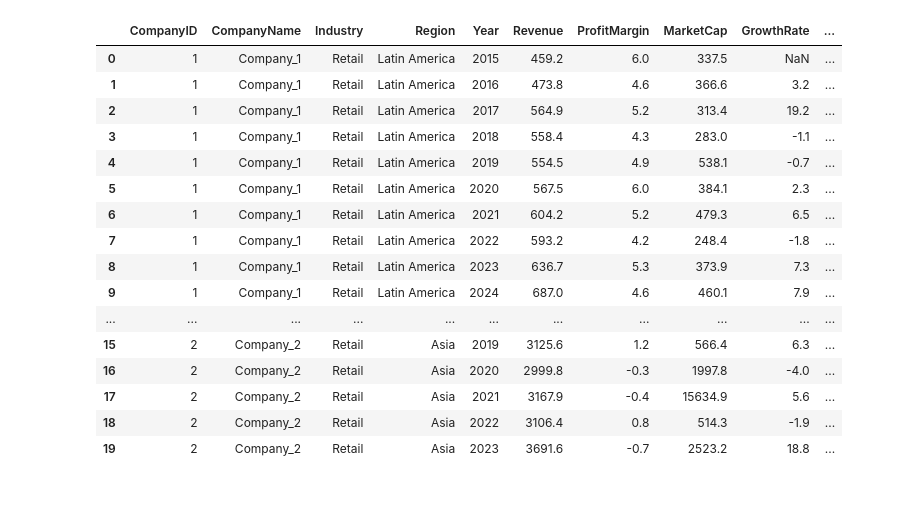
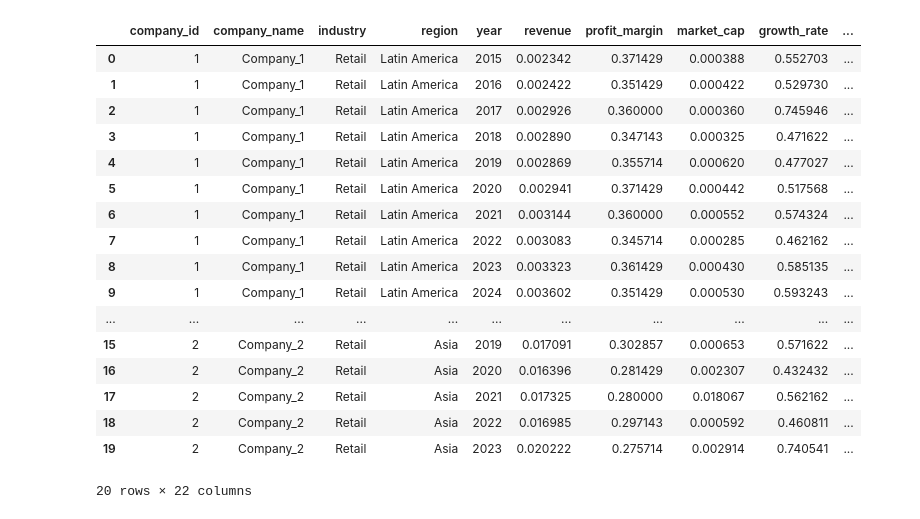
Before and after one commit to KuhuVyas/ESG-Financial-Metrics-Analysis-, a Jupyter notebook: 02_eda.ipynb, the cells around one changed output. Cells and saved outputs as stored; diff of their text form; code cells hidden in the pictures.

```diff
--- a/02_eda.ipynb
+++ b/02_eda.ipynb
@@ -8,21 +6,24 @@ Matplotlib is building the font cache; this may take a moment.
 # %%
-df = pd.read_csv("data/raw_esg_financial_data.csv")
+df = pd.read_csv("data/processed_esg_financial_data.csv")
+
+df.columns = df.columns.str.lower()
 df.head(20)
 # %% [output]
-|  | CompanyID | CompanyName | Industry | Region | Year | Revenue | ProfitMargin | MarketCap | GrowthRate | ... |
-| 0 | 1 | Company_1 | Retail | Latin America | 2015 | 459.2 | 6.0 | 337.5 | NaN | ... |
-| 1 | 1 | Company_1 | Retail | Latin America | 2016 | 473.8 | 4.6 | 366.6 | 3.2 | ... |
-| 2 | 1 | Company_1 | Retail | Latin America | 2017 | 564.9 | 5.2 | 313.4 | 19.2 | ... |
-| 3 | 1 | Company_1 | Retail | Latin America | 2018 | 558.4 | 4.3 | 283.0 | -1.1 | ... |
-| 4 | 1 | Company_1 | Retail | Latin America | 2019 | 554.5 | 4.9 | 538.1 | -0.7 | ... |
-| 5 | 1 | Company_1 | Retail | Latin America | 2020 | 567.5 | 6.0 | 384.1 | 2.3 | ... |
-| 6 | 1 | Company_1 | Retail | Latin America | 2021 | 604.2 | 5.2 | 479.3 | 6.5 | ... |
-| 7 | 1 | Company_1 | Retail | Latin America | 2022 | 593.2 | 4.2 | 248.4 | -1.8 | ... |
-| 8 | 1 | Company_1 | Retail | Latin America | 2023 | 636.7 | 5.3 | 373.9 | 7.3 | ... |
-| 9 | 1 | Company_1 | Retail | Latin America | 2024 | 687.0 | 4.6 | 460.1 | 7.9 | ... |
+|  | company_id | company_name | industry | region | year | revenue | profit_margin | market_cap | growth_rate | ... |
+| 0 | 1 | Company_1 | Retail | Latin America | 2015 | 0.002342 | 0.371429 | 0.000388 | 0.552703 | ... |
+| 1 | 1 | Company_1 | Retail | Latin America | 2016 | 0.002422 | 0.351429 | 0.000422 | 0.529730 | ... |
+| 2 | 1 | Company_1 | Retail | Latin America | 2017 | 0.002926 | 0.360000 | 0.000360 | 0.745946 | ... |
+| 3 | 1 | Company_1 | Retail | Latin America | 2018 | 0.002890 | 0.347143 | 0.000325 | 0.471622 | ... |
+| 4 | 1 | Company_1 | Retail | Latin America | 2019 | 0.002869 | 0.355714 | 0.000620 | 0.477027 | ... |
+| 5 | 1 | Company_1 | Retail | Latin America | 2020 | 0.002941 | 0.371429 | 0.000442 | 0.517568 | ... |
+| 6 | 1 | Company_1 | Retail | Latin America | 2021 | 0.003144 | 0.360000 | 0.000552 | 0.574324 | ... |
+| 7 | 1 | Company_1 | Retail | Latin America | 2022 | 0.003083 | 0.345714 | 0.000285 | 0.462162 | ... |
+| 8 | 1 | Company_1 | Retail | Latin America | 2023 | 0.003323 | 0.361429 | 0.000430 | 0.585135 | ... |
+| 9 | 1 | Company_1 | Retail | Latin America | 2024 | 0.003602 | 0.351429 | 0.000530 | 0.593243 | ... |
 | ... | ... | ... | ... | ... | ... | ... | ... | ... | ... | ... |
-| 15 | 2 | Company_2 | Retail | Asia | 2019 | 3125.6 | 1.2 | 566.4 | 6.3 | ... |
-| 16 | 2 | Company_2 | Retail | Asia | 2020 | 2999.8 | -0.3 | 1997.8 | -4.0 | ... |
-| 17 | 2 | Company_2 | Retail | Asia | 2021 | 3167.9 | -0.4 | 15634.9 | 5.6 | ... |
-| 18 | 2 | Company_2 | Retail | Asia | 2022 | 3106.4 | 0.8 | 514.3 | -1.9 | ... |
-| 19 | 2 | Company_2 | Retail | Asia | 2023 | 3691.6 | -0.7 | 2523.2 | 18.8 | ... |
+| 15 | 2 | Company_2 | Retail | Asia | 2019 | 0.017091 | 0.302857 | 0.000653 | 0.571622 | ... |
+| 16 | 2 | Company_2 | Retail | Asia | 2020 | 0.016396 | 0.281429 | 0.002307 | 0.432432 | ... |
+| 17 | 2 | Company_2 | Retail | Asia | 2021 | 0.017325 | 0.280000 | 0.018067 | 0.562162 | ... |
+| 18 | 2 | Company_2 | Retail | Asia | 2022 | 0.016985 | 0.297143 | 0.000592 | 0.460811 | ... |
+| 19 | 2 | Company_2 | Retail | Asia | 2023 | 0.020222 | 0.275714 | 0.002914 | 0.740541 | ... |
+20 rows × 22 columns
```
Also changed, not shown: parts of 14 cells of this notebook, 7 other files.
